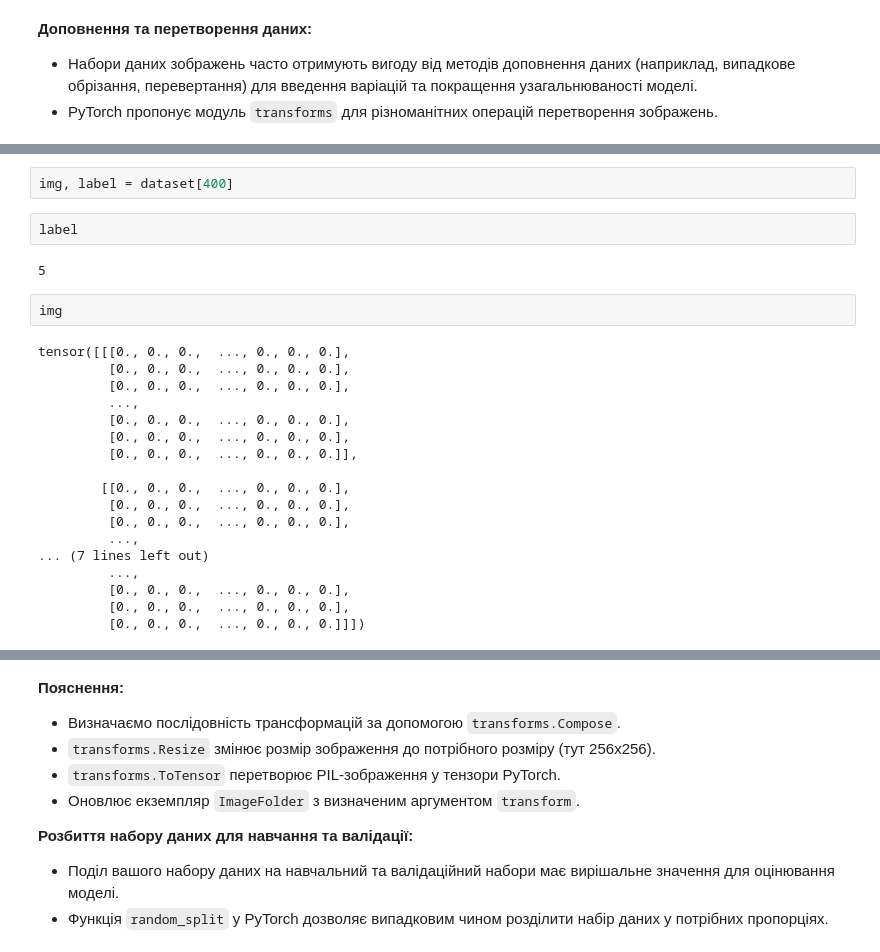
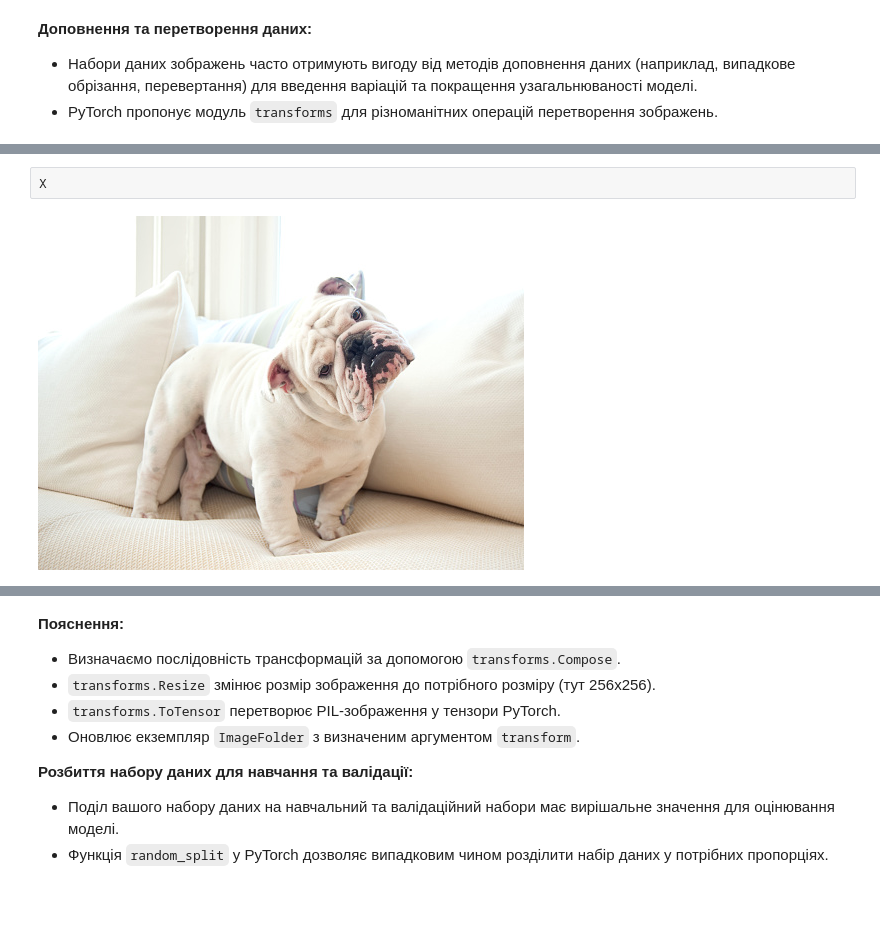
Before and after one commit to HalyshAnton/ITStep-AI, a Jupyter notebook: Neural_network.ipynb, the cells around one changed output, grey strips where cells are left out. Drawn from its saved outputs; the diff is of its cells as text; blank space fills up the shorter version.

```diff
--- a/Neural_network.ipynb
+++ b/Neural_network.ipynb
@@ -221,26 +195,4 @@ tensor([[[0., 0., 0.,  ..., 0., 0., 0.],
-# %%
-img, label = dataset[400]
-# %%
-label
-# %% [output]
-5
-# %%
-img
-# %% [output]
-tensor([[[0., 0., 0.,  ..., 0., 0., 0.],
-         [0., 0., 0.,  ..., 0., 0., 0.],
-         [0., 0., 0.,  ..., 0., 0., 0.],
-         ...,
-         [0., 0., 0.,  ..., 0., 0., 0.],
-         [0., 0., 0.,  ..., 0., 0., 0.],
-         [0., 0., 0.,  ..., 0., 0., 0.]],
-
-        [[0., 0., 0.,  ..., 0., 0., 0.],
-         [0., 0., 0.,  ..., 0., 0., 0.],
-         [0., 0., 0.,  ..., 0., 0., 0.],
-         ...,
-... (7 lines left out)
-         ...,
-         [0., 0., 0.,  ..., 0., 0., 0.],
-         [0., 0., 0.,  ..., 0., 0., 0.],
-         [0., 0., 0.,  ..., 0., 0., 0.]]])
+# %%
+X
+# %% [output]
+[figure, added]
```
Also changed, not shown: parts of 58 cells of this notebook.
